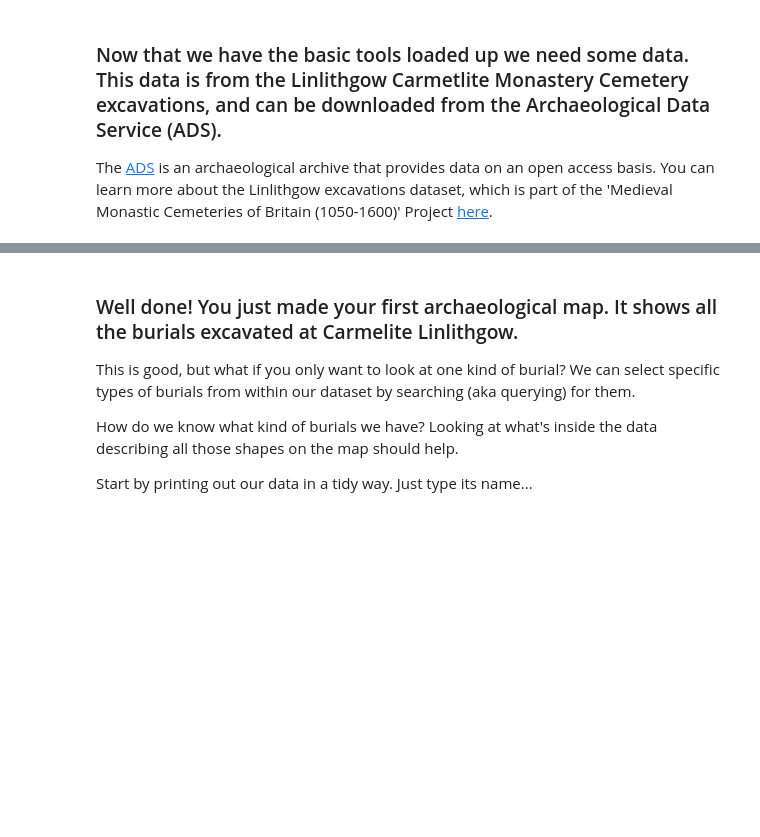
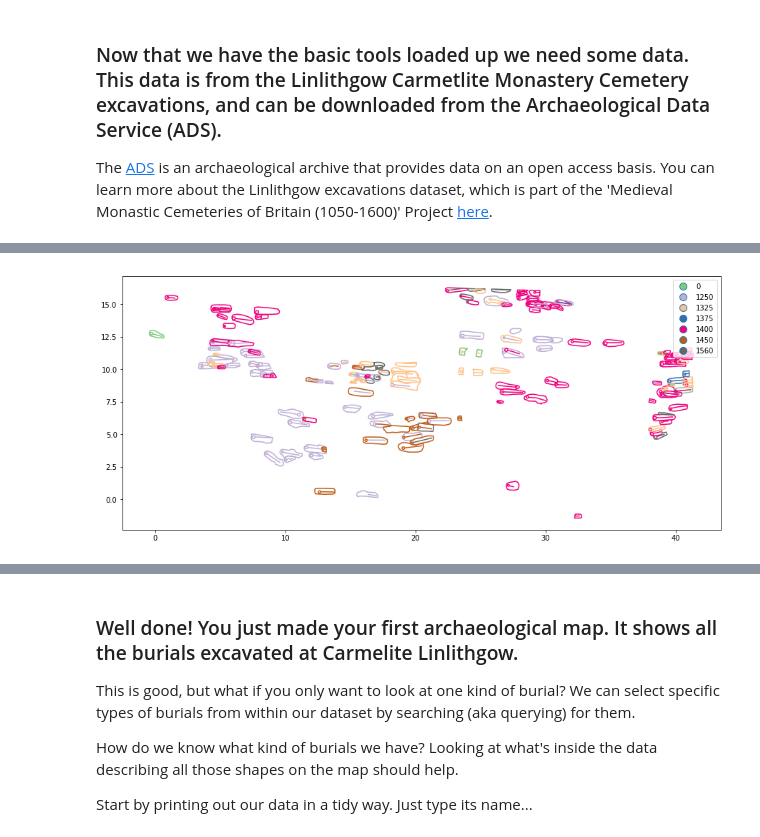
Before and after one commit to ropitz/spatialarchaeology, a Jupyter notebook: linlithgow_spatial.ipynb, the cells around one changed output, grey strips where cells are left out. Cells and saved outputs as stored; diff of their text form; code cells hidden in the pictures; blank space fills up the shorter version.

```diff
--- a/linlithgow_spatial.ipynb
+++ b/linlithgow_spatial.ipynb
@@ -48,7 +52,7 @@ import ipywidgets as widgets
 
 The [ADS](http://archaeologydataservice.ac.uk/) is an archaeological archive that provides data on an open access basis. You can learn more about the Linlithgow excavations dataset, which is part of the 'Medieval Monastic Cemeteries of Britain (1050-1600)' Project [here](http://archaeologydataservice.ac.uk/archives/view/cemeteries_ahrb_2005/index.cfm).
 # %%
-url = 'https://raw.githubusercontent.com/ropitz/spatialarchaeology/master/data/linlithgow.geojson'
+url = 'https://raw.githubusercontent.com/ropitz/spatialarchaeology/master/data/lintlithgow.geojson'
 # This is where I put the data. It's in a format called geojson, used to represent geometry (shapes) and attributes (text).
 # Geojson is a common format for spatial data, especially if it is being shared online.
 
@@ -76,14 +104,15 @@ Spatial data by itself isn't that useful. If we just had a bunch of lines and no
 # %%
-# Right now you have your spatial and descritive data as a table.
-# It's hard to read spatial data as just a list of numbers and understand the shapes that are being described.
-# Let's visualise the data as a map to better understand the spatial information.
+# We are going to run a bit of code that tells the software to draw the shapes of the burials as a map.
 
-linlithgow_map1 = linlithgow_burials.plot(column='AT', cmap='Accent', edgecolor='grey', figsize=(15, 15));
+linlithgow_map1 = linlithgow_burials.plot(column='EARLIEST_DATE', categorical = True, cmap='Accent', edgecolor='grey', figsize=(15, 8),
+                   legend = True);
 
 # Let's break down that command.
 # 'plot' means draw me a map showing the geometry of each feature in my data.
 # We want to control things like the color of different types of burials on our map.
-# I used the pastel colorscale command (cmap stands for 'colour map')
-# and asked it to draw the polygons differently based on the type of burial.
-# The 'AT' column, you can see in the table, lists the different types of burials.
-# I also told it to make my figure 15x15 in size (figsize).
+# I used the 'Accent' colorscale command (cmap stands for 'colour map')
+# and asked it to draw the polygons differently based on the type of earliest possible date at which each burial took place.
+# The 'EARLIEST_DATE' column, you can see in the table, lists the earliest possible date for each burial
+# I also told it to make my figure 15x8 in size (figsize) and to show us a legend so we can see which date goes with which colour.
+# %% [output]
+[figure, added]
```
Also changed, not shown: parts of 31 cells of this notebook.
